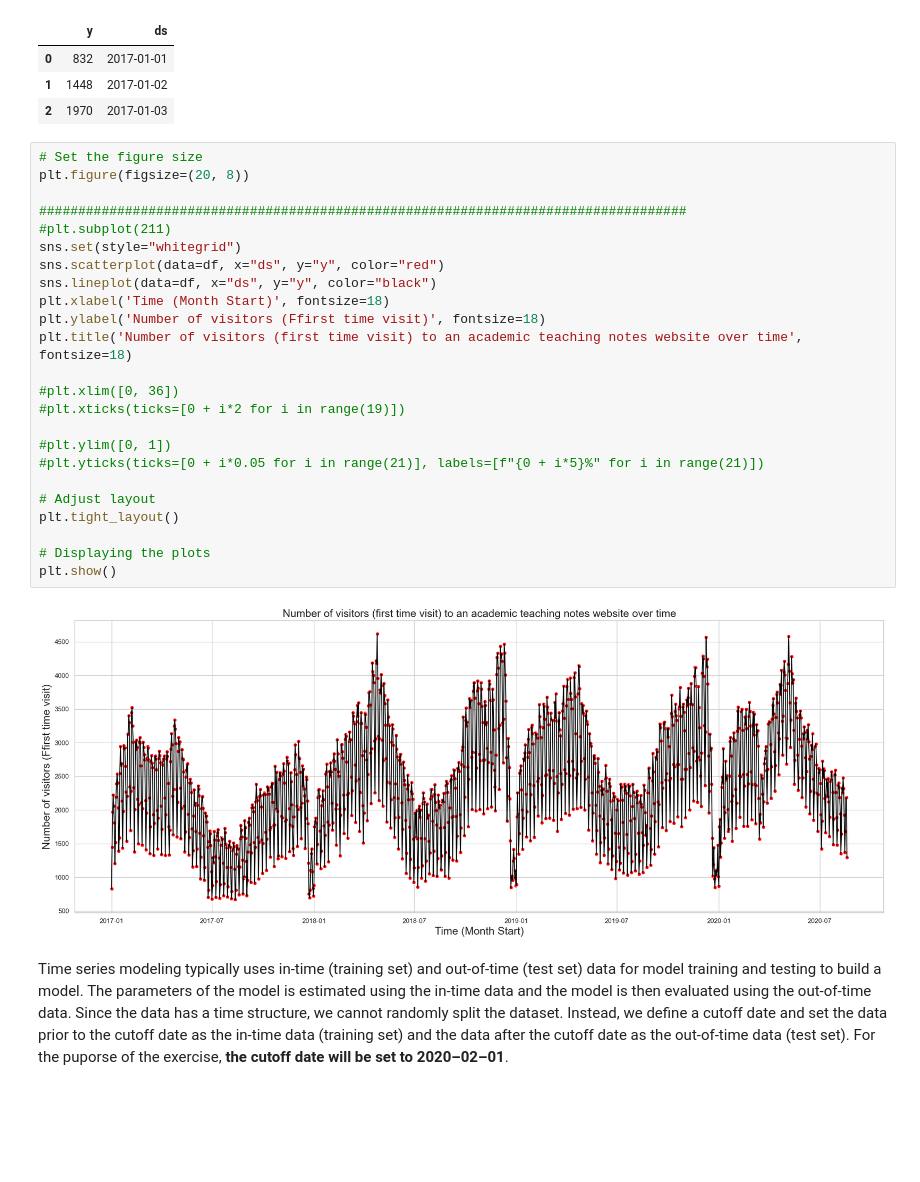
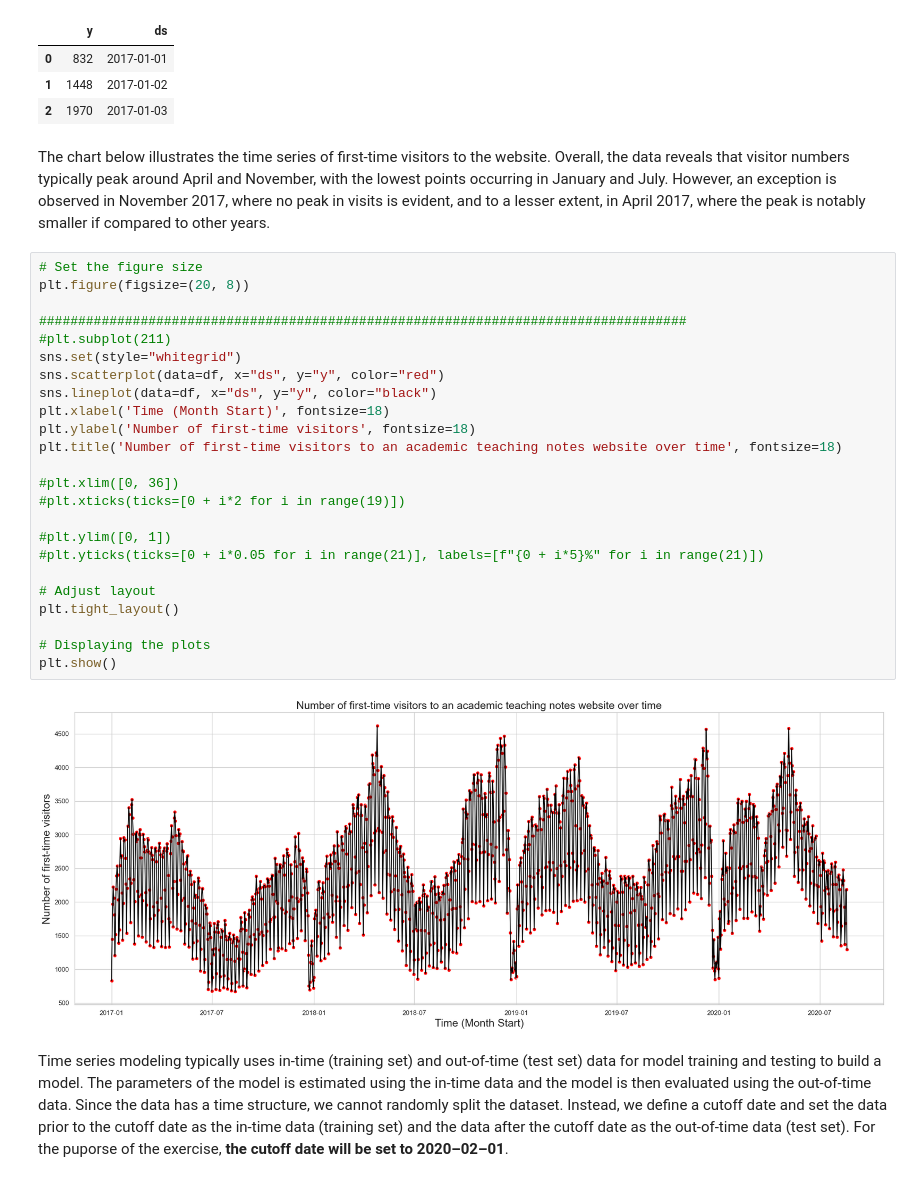
Before and after one commit to FelipeTufaile/time_series_forecasting, a Jupyter notebook: notebooks/prophet.ipynb, the cells around one changed output. Saved outputs shown, nothing was run; the diff lists cells and outputs as text; blank space fills up the shorter version.

```diff
--- a/notebooks/prophet.ipynb
+++ b/notebooks/prophet.ipynb
@@ -86,32 +91,34 @@ df.head(3)
 | 0 | 832 | 2017-01-01 |
 | 1 | 1448 | 2017-01-02 |
 | 2 | 1970 | 2017-01-03 |
+# %% [markdown]
+The chart below illustrates the time series of first-time visitors to the website. Overall, the data reveals that visitor numbers typically peak around April and November, with the lowest points occurring in January and July. However, an exception is observed in November 2017, where no peak in visits is evident, and to a lesser extent, in April 2017, where the peak is notably smaller if compared to other years.
 # %%
 # Set the figure size
 plt.figure(figsize=(20, 8))
 
 ###################################################################################
 #plt.subplot(211)
 sns.set(style="whitegrid")
 sns.scatterplot(data=df, x="ds", y="y", color="red")
 sns.lineplot(data=df, x="ds", y="y", color="black")
 plt.xlabel('Time (Month Start)', fontsize=18)
-plt.ylabel('Number of visitors (Ffirst time visit)', fontsize=18)
-plt.title('Number of visitors (first time visit) to an academic teaching notes website over time', fontsize=18)
+plt.ylabel('Number of first-time visitors', fontsize=18)
+plt.title('Number of first-time visitors to an academic teaching notes website over time', fontsize=18)
 
 #plt.xlim([0, 36])
 #plt.xticks(ticks=[0 + i*2 for i in range(19)])
 
 #plt.ylim([0, 1])
 #plt.yticks(ticks=[0 + i*0.05 for i in range(21)], labels=[f"{0 + i*5}%" for i in range(21)])
 
 # Adjust layout
 plt.tight_layout()
 
 # Displaying the plots
 plt.show()
 # %% [output]
-[figure, old version]
+[figure, new version]
 # %% [markdown]
 Time series modeling typically uses in-time (training set) and out-of-time (test set) data for model training and testing to build a model. The parameters of the model is estimated using the in-time data and the model is then evaluated using the out-of-time data. Since the data has a time structure, we cannot randomly split the dataset. Instead, we define a cutoff date and set the data prior to the cutoff date as the in-time data (training set) and the data after the cutoff date as the out-of-time data (test set).
 For the puporse of the exercise, **the cutoff date will be set to 2020–02–01**.
```
Also changed, not shown: parts of 20 cells of this notebook.
